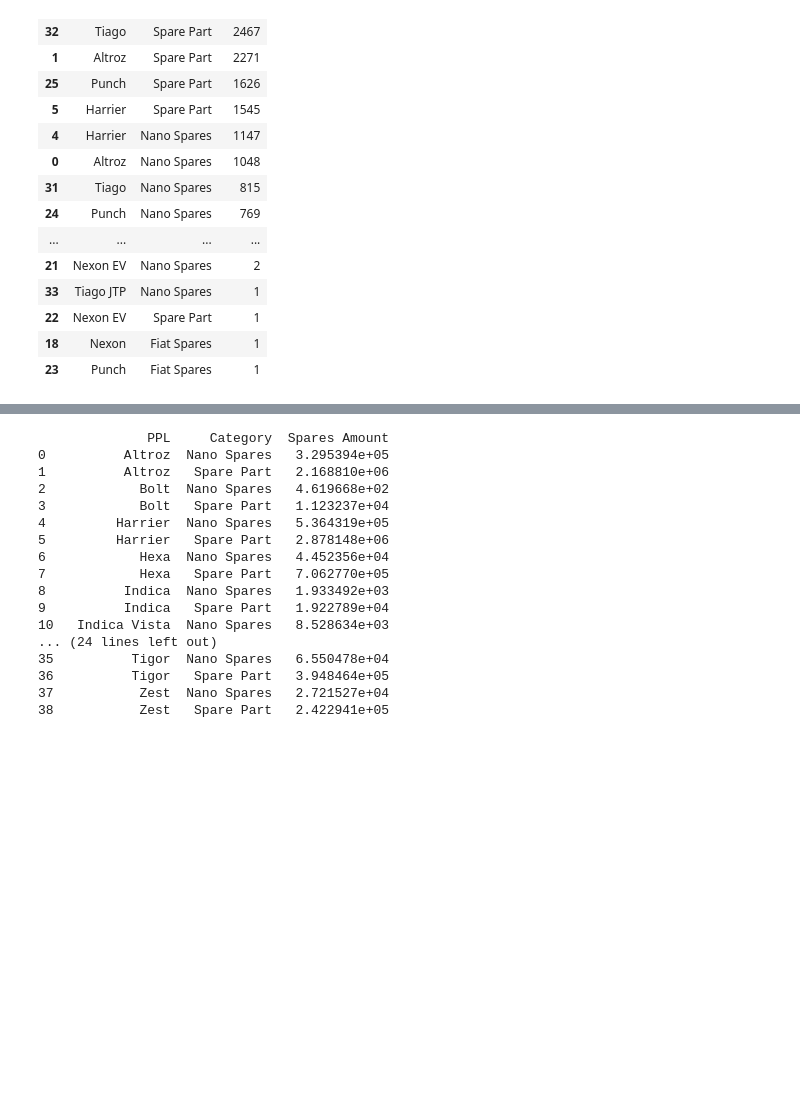
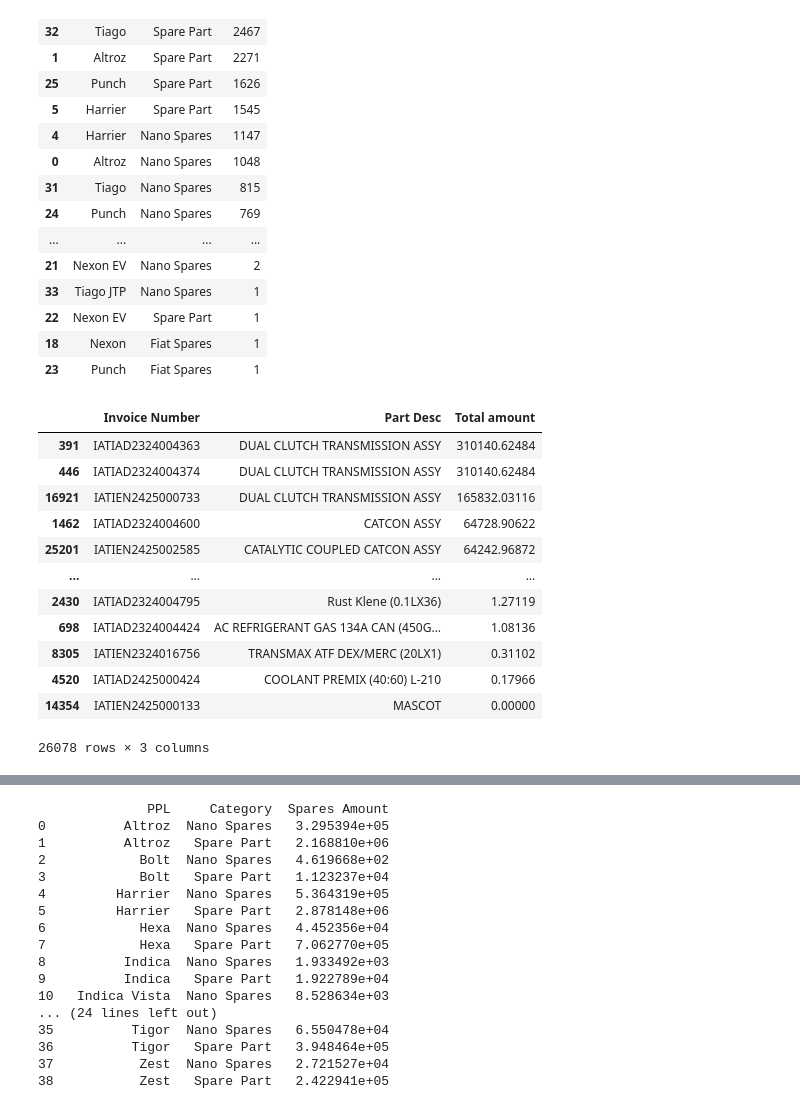
Before and after one commit to thanish104/Inventory_management, a Jupyter notebook: Combined_EDA_3months.ipynb, the cells around one changed output, grey strips where cells are left out. Cells and saved outputs as stored; diff of their text form; code cells hidden in the pictures; blank space fills up the shorter version.

```diff
--- a/Combined_EDA_3months.ipynb
+++ b/Combined_EDA_3months.ipynb
@@ -203,0 +207,21 @@ grouped_data
+# %%
+grouped_data= df.groupby(by=['Invoice Number',"Part Desc"])['Spares Amount'].sum().reset_index()
+
+
+grouped_data.rename(columns={'Spares Amount': 'Total amount'}, inplace=True)
+grouped_data = grouped_data.sort_values(by='Total amount', ascending=False)
+grouped_data
+# %% [output]
+|  | Invoice Number | Part Desc | Total amount |
+| 391 | IATIAD2324004363 | DUAL CLUTCH TRANSMISSION ASSY | 310140.62484 |
+| 446 | IATIAD2324004374 | DUAL CLUTCH TRANSMISSION ASSY | 310140.62484 |
+| 16921 | IATIEN2425000733 | DUAL CLUTCH TRANSMISSION ASSY | 165832.03116 |
+| 1462 | IATIAD2324004600 | CATCON ASSY | 64728.90622 |
+| 25201 | IATIEN2425002585 | CATALYTIC COUPLED CATCON ASSY | 64242.96872 |
+| ... | ... | ... | ... |
+| 2430 | IATIAD2324004795 | Rust Klene (0.1LX36) | 1.27119 |
+| 698 | IATIAD2324004424 | AC REFRIGERANT GAS 134A CAN (450G... | 1.08136 |
+| 8305 | IATIEN2324016756 | TRANSMAX ATF DEX/MERC (20LX1) | 0.31102 |
+| 4520 | IATIAD2425000424 | COOLANT PREMIX (40:60) L-210 | 0.17966 |
+| 14354 | IATIEN2425000133 | MASCOT | 0.00000 |
+26078 rows × 3 columns
```
Also changed, not shown: parts of 14 cells of this notebook.
